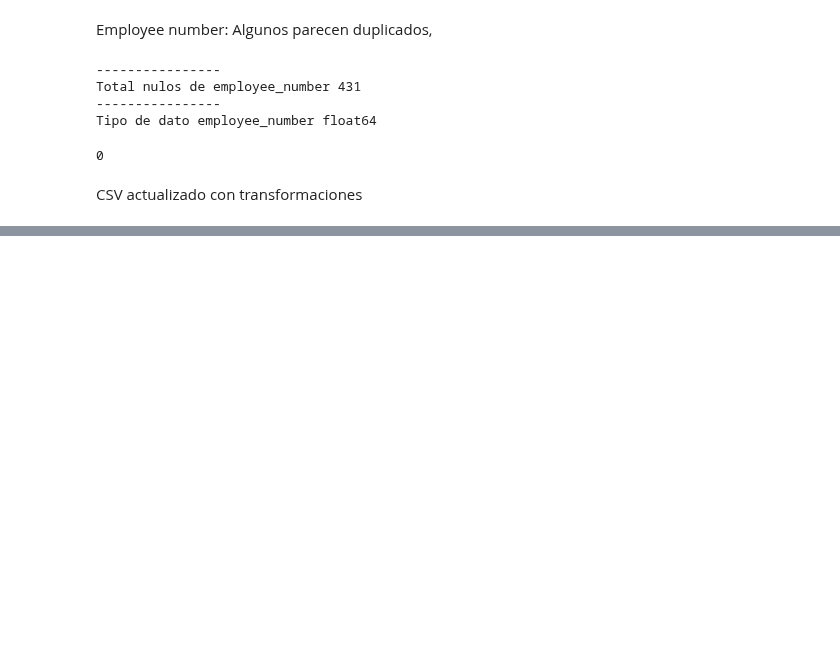
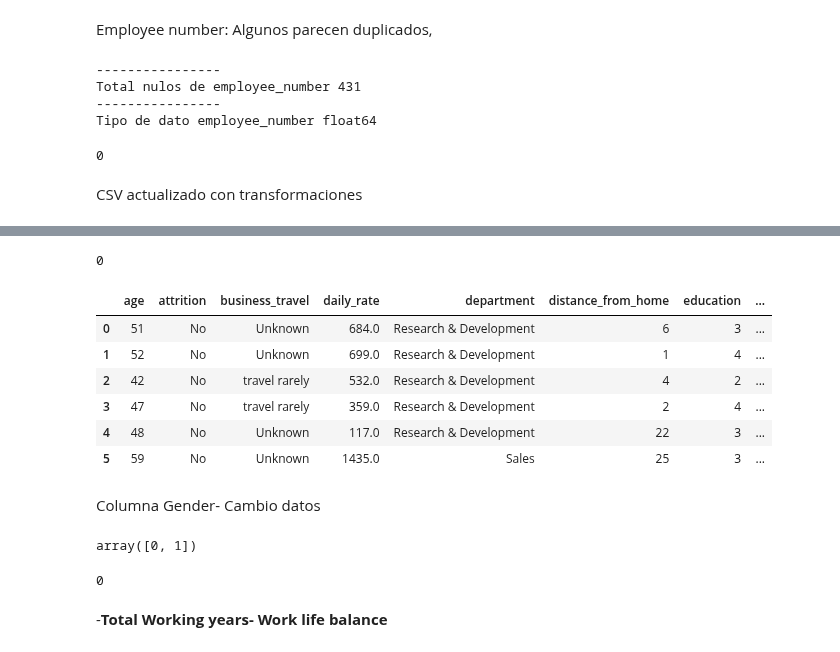
Before and after one commit to Paulamc1695/proyecto_da_promo_J_modulo_3, a Jupyter notebook: Fase_2_Transformacion_Datos.ipynb, the cells around one changed output, grey strips where cells are left out. Saved outputs shown, nothing was run; the diff lists cells and outputs as text; code cells hidden in the pictures; blank space fills up the shorter version.

```diff
--- a/Fase_2_Transformacion_Datos.ipynb
+++ b/Fase_2_Transformacion_Datos.ipynb
@@ -801,0 +905,26 @@ df_sin_duplicados.to_csv('HR_02.csv', index= False)
+# %%
+import random
+
+# Paso 1: Identificar valores únicos existentes.
+# Creamos un set con todos los valores unicos de employee_numbers que existen e
+# ignoramos los nulos.
+numeros_actuales = set(df_prueba['employee_number'].dropna().unique())
+
+# Paso 2: Definir la cantidad de valores nulos (tenemos 534 nulos)
+num_nulos = df_prueba['employee_number'].isnull().sum()
+
+# Paso 3: Creamos un bucle while que se repetirá hasta que el conjunto
+# numeros_nuevos contenga tantos números únicos como el número de valores
+# nulos 534(almacenado en num_nulos).
+# Generar números aleatorios únicos para rellenar los nulos (los 534)
+numeros_nuevos = set()
+while len(numeros_nuevos) < num_nulos:
+    numero_random = random.randint(100, 2000)  # Generar números desde el 100 hasta el 2000
+    if numero_random not in numeros_actuales and numero_random not in numeros_nuevos:
+        numeros_nuevos.add(numero_random)
+
+# Paso 4: Rellenar los valores nulos Descripción: Este paso asigna los nuevos números generados (numeros_nuevos) a las filas donde hay valores nulos en la columna 'employee_number'.
+df_prueba.loc[df_prueba['employee_number'].isnull(), 'employee_number'] = list(numeros_nuevos)
+
+# Mostrar el DataFrame resultante
+print(df_prueba['employee_number'])
@@ -801,0 +960,10 @@ df_sin_duplicados.to_csv('HR_02.csv', index= False)
+# %%
+# Lo primero, pasamos a FLOAT y con esta funcion los valores donde aparece not availalble se convertiran a NaN
+
+def pasar_a_float(num):  #  argumento num, será el valor de la celda que queremos convertir a un número de tipo float
+    try:
+        return float(num.replace(",", "."))
+    except (ValueError, AttributeError): #  Si se produce un ValueError (por ejemplo, si la cadena no puede convertirse en número) o un AttributeError (si num no es una cadena y por lo tanto no tiene el método replace()), se maneja el error sin que el programa falle.
+        return np.nan     #  Si ocurre algún error en el intento de conversión (como un valor no válido o un dato que no sea una cadena), la función devuelve np.nan (Not a Number), que es un valor especial utilizado para representar datos faltantes en pandas.
+
+df_prueba["hourly_rate"] = df_prueba["hourly_rate"].apply(pasar_a_float)
@@ -801,0 +1012,3 @@ df_sin_duplicados.to_csv('HR_02.csv', index= False)
+# %%
+# Gestionamos los nulos con el promedio(media)
+df_prueba["hourly_rate"].fillna(df_prueba["hourly_rate"].mean(), inplace=True)
@@ -801,0 +1022,21 @@ df_sin_duplicados.to_csv('HR_02.csv', index= False)
+# %%
+# Comprobamos que ya no hay nulos
+df_prueba["hourly_rate"].isnull().sum()
+# %% [output]
+0
+# %%
+df_prueba.head(6)
+# %% [output]
+|  | age | attrition | business_travel | daily_rate | department | distance_from_home | education | ... |
+| 0 | 51 | No | Unknown | 684.0 | Research & Development | 6 | 3 | ... |
+| 1 | 52 | No | Unknown | 699.0 | Research & Development | 1 | 4 | ... |
+| 2 | 42 | No | travel rarely | 532.0 | Research & Development | 4 | 2 | ... |
+| 3 | 47 | No | travel rarely | 359.0 | Research & Development | 2 | 4 | ... |
+| 4 | 48 | No | Unknown | 117.0 | Research & Development | 22 | 3 | ... |
+| 5 | 59 | No | Unknown | 1435.0 | Sales | 25 | 3 | ... |
+# %% [markdown]
+Columna Gender- Cambio datos
+# %%
+df_prueba["gender"].unique()
+# %% [output]
+array([0, 1])
@@ -801,0 +1047,6 @@ df_sin_duplicados.to_csv('HR_02.csv', index= False)
+# %%
+df_prueba['gender'].isnull().sum()
+# %% [output]
+0
+# %% [markdown]
+-**Total Working years- Work life balance**
```
Also changed, not shown: parts of 52 cells of this notebook.
